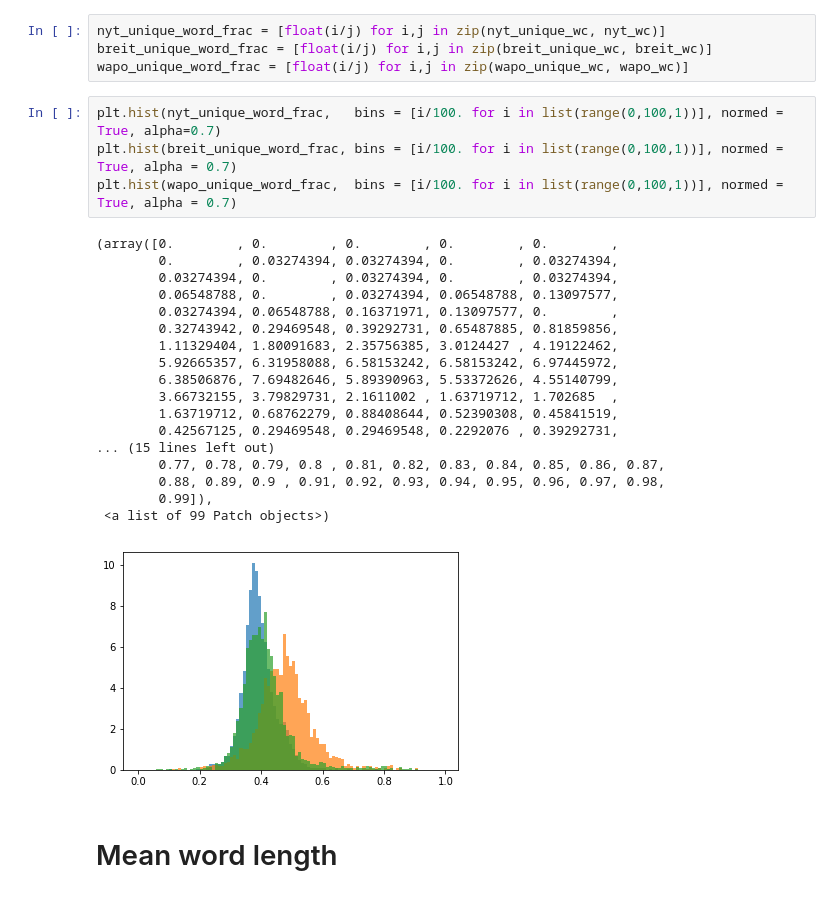
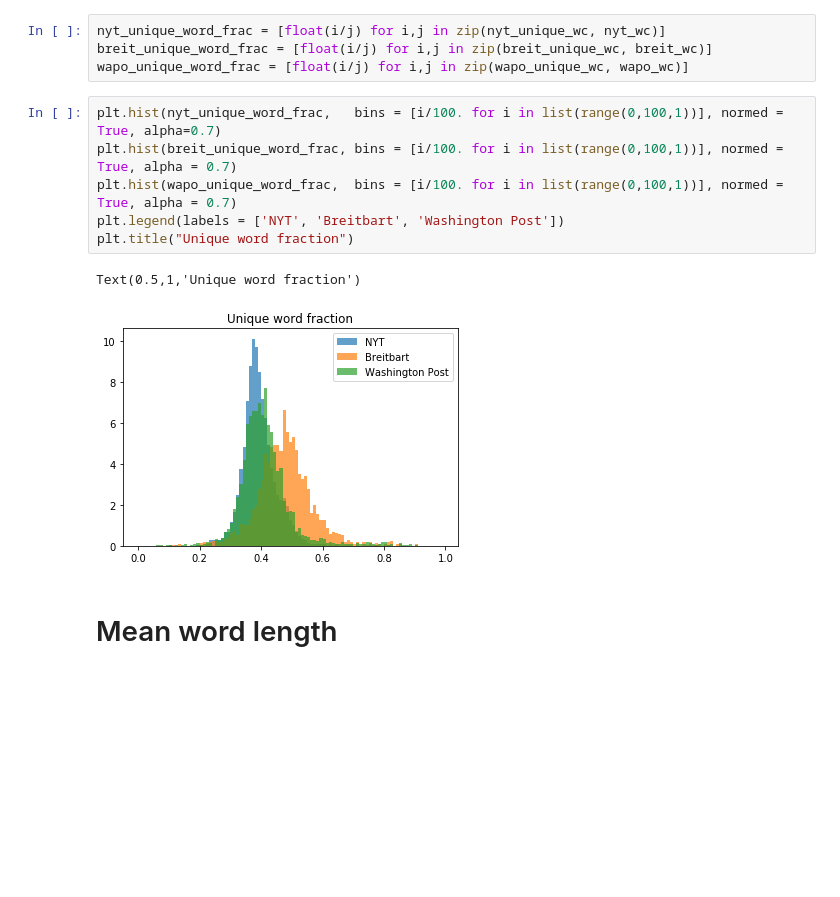
Before and after one commit to jwymbs23/insight, a Jupyter notebook: eda_news_articles.ipynb, the cells around one changed output. Drawn from its saved outputs; the diff is of its cells as text; blank space fills up the shorter version.

```diff
--- a/eda_news_articles.ipynb
+++ b/eda_news_articles.ipynb
@@ -227,26 +201,12 @@ wapo_unique_word_frac = [float(i/j) for i,j in zip(wapo_unique_wc, wapo_wc)]
 # %%
 plt.hist(nyt_unique_word_frac,   bins = [i/100. for i in list(range(0,100,1))], normed = True, alpha=0.7)
 plt.hist(breit_unique_word_frac, bins = [i/100. for i in list(range(0,100,1))], normed = True, alpha = 0.7)
 plt.hist(wapo_unique_word_frac,  bins = [i/100. for i in list(range(0,100,1))], normed = True, alpha = 0.7)
+plt.legend(labels = ['NYT', 'Breitbart', 'Washington Post'])
+plt.title("Unique word fraction")
 # %% [output]
-(array([0.        , 0.        , 0.        , 0.        , 0.        ,
-        0.        , 0.03274394, 0.03274394, 0.        , 0.03274394,
-        0.03274394, 0.        , 0.03274394, 0.        , 0.03274394,
-        0.06548788, 0.        , 0.03274394, 0.06548788, 0.13097577,
-        0.03274394, 0.06548788, 0.16371971, 0.13097577, 0.        ,
-        0.32743942, 0.29469548, 0.39292731, 0.65487885, 0.81859856,
-        1.11329404, 1.80091683, 2.35756385, 3.0124427 , 4.19122462,
-        5.92665357, 6.31958088, 6.58153242, 6.58153242, 6.97445972,
-        6.38506876, 7.69482646, 5.89390963, 5.53372626, 4.55140799,
-        3.66732155, 3.79829731, 2.1611002 , 1.63719712, 1.702685  ,
-        1.63719712, 0.68762279, 0.88408644, 0.52390308, 0.45841519,
-        0.42567125, 0.29469548, 0.29469548, 0.2292076 , 0.39292731,
-... (15 lines left out)
-        0.77, 0.78, 0.79, 0.8 , 0.81, 0.82, 0.83, 0.84, 0.85, 0.86, 0.87,
-        0.88, 0.89, 0.9 , 0.91, 0.92, 0.93, 0.94, 0.95, 0.96, 0.97, 0.98,
-        0.99]),
- <a list of 99 Patch objects>)
+Text(0.5,1,'Unique word fraction')
-[figure, old version]
+[figure, new version]
 # %% [markdown]
 # Mean word length
 # %%
```
Also changed, not shown: parts of 18 cells of this notebook.
